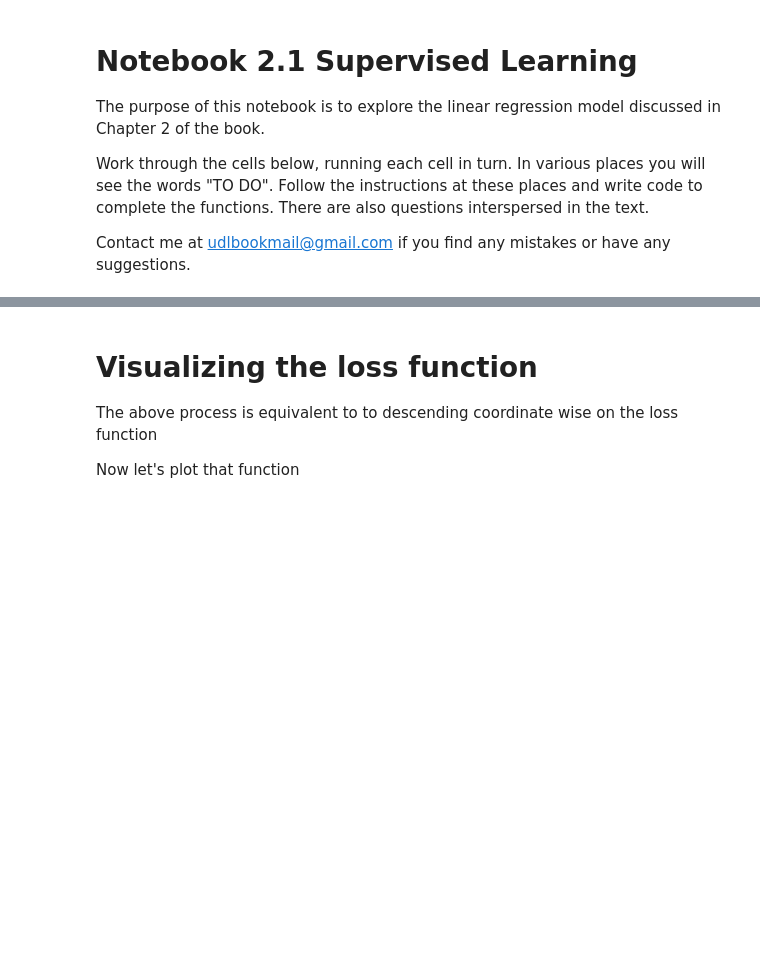
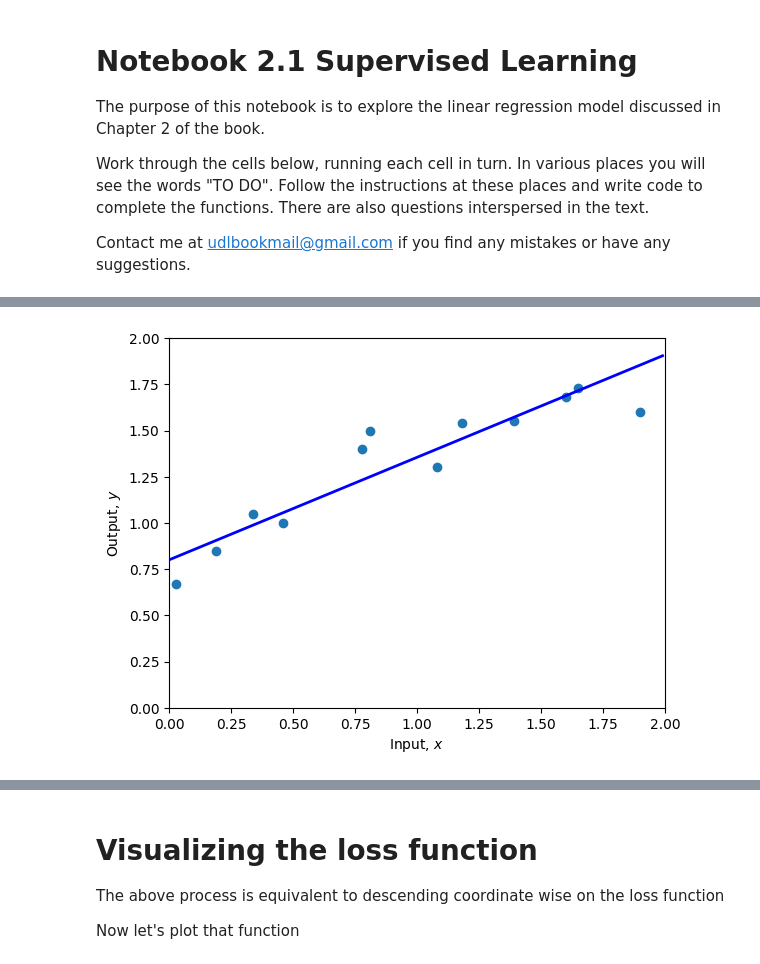
Before and after one commit to jrodriguezru/MDL-2024-1, a Jupyter notebook: 2_1_Supervised_Learning.ipynb, the cells around one changed output, grey strips where cells are left out. Cells and saved outputs as stored; diff of their text form; code cells hidden in the pictures; blank space fills up the shorter version.

```diff
--- a/2_1_Supervised_Learning.ipynb
+++ b/2_1_Supervised_Learning.ipynb
@@ -23,9 +30,7 @@ print(y)
 # %%
 # Define 1D linear regression model
 def f(x, phi0, phi1):
-  # TODO :  Replace this line with the linear regression model (eq 2.4)
-  y = x
-
+  y = phi0 + phi1*x
   return y
 # %%
 # Function to help plot the data
@@ -70,11 +80,15 @@ print(f'Your Loss = {loss:3.2f}, Ground truth =10.28')
 # %%
 # TO DO -- Change the parameters manually to fit the model
 # First fix phi1 and try changing phi0 until you can't make the loss go down any more
 # Then fix phi0 and try changing phi1 until you can't make the loss go down any more
 # Repeat this process until you find a set of parameters that fit the model as in figure 2.2d
 # You can either do this by hand, or if you want to get fancy, write code to descent automatically in this way
 # Start at these values:
-phi0 = 1.60 ; phi1 =-0.8
+# phi0 = 1.60 ; phi1 =-0.8
+# My values:
+phi0 = 0.8 ; phi1 = 0.555
 
 plot(x,y,phi0,phi1)
 print(f'Your Loss = {compute_loss(x,y,phi0,phi1):3.2f}')
+# %% [output]
+[figure, added]
@@ -81,7 +96,7 @@ print(f'Your Loss = {compute_loss(x,y,phi0,phi1):3.2f}')
 # %% [markdown]
 # Visualizing the loss function
 
-The above process is equivalent to to descending coordinate wise on the loss function<br>
+The above process is equivalent to descending coordinate wise on the loss function<br>
 
 Now let's plot that function
 # %%
```
Also changed, not shown: parts of 8 cells of this notebook, 1 other file.
